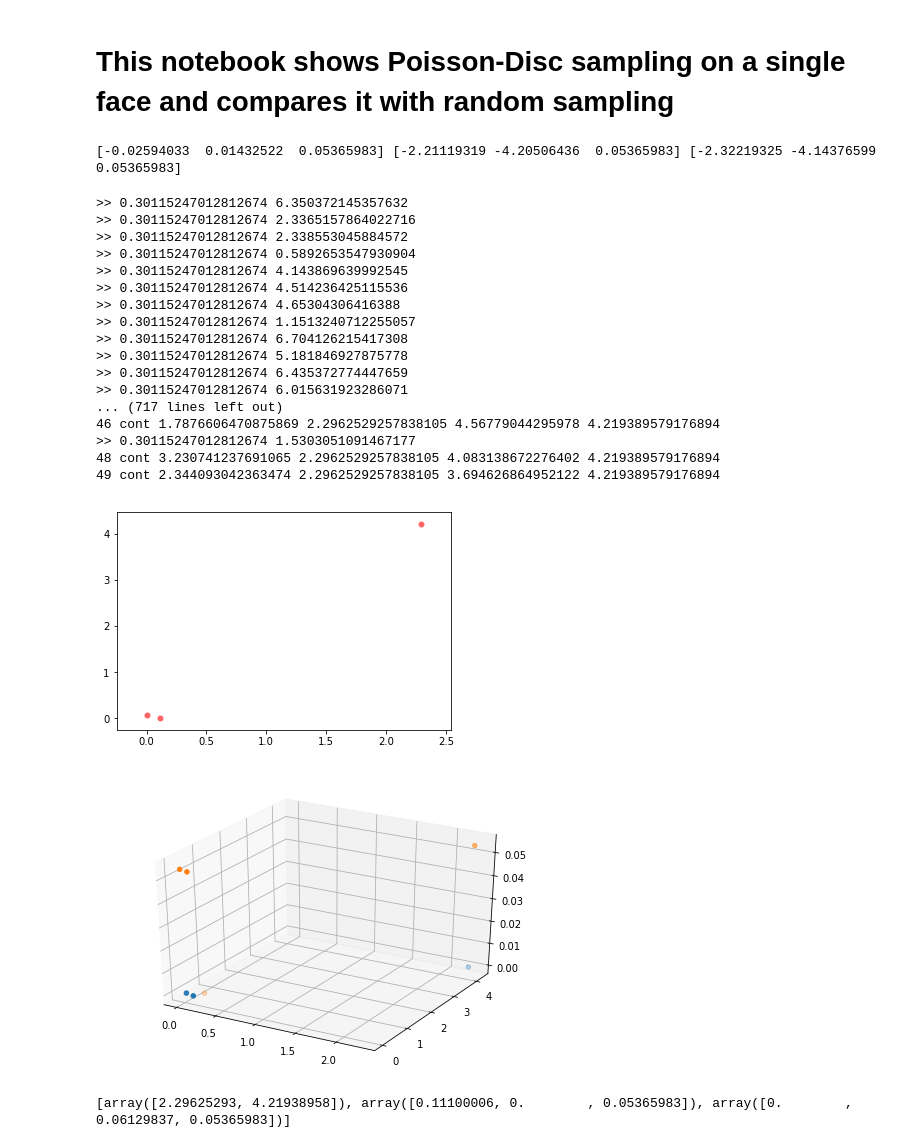
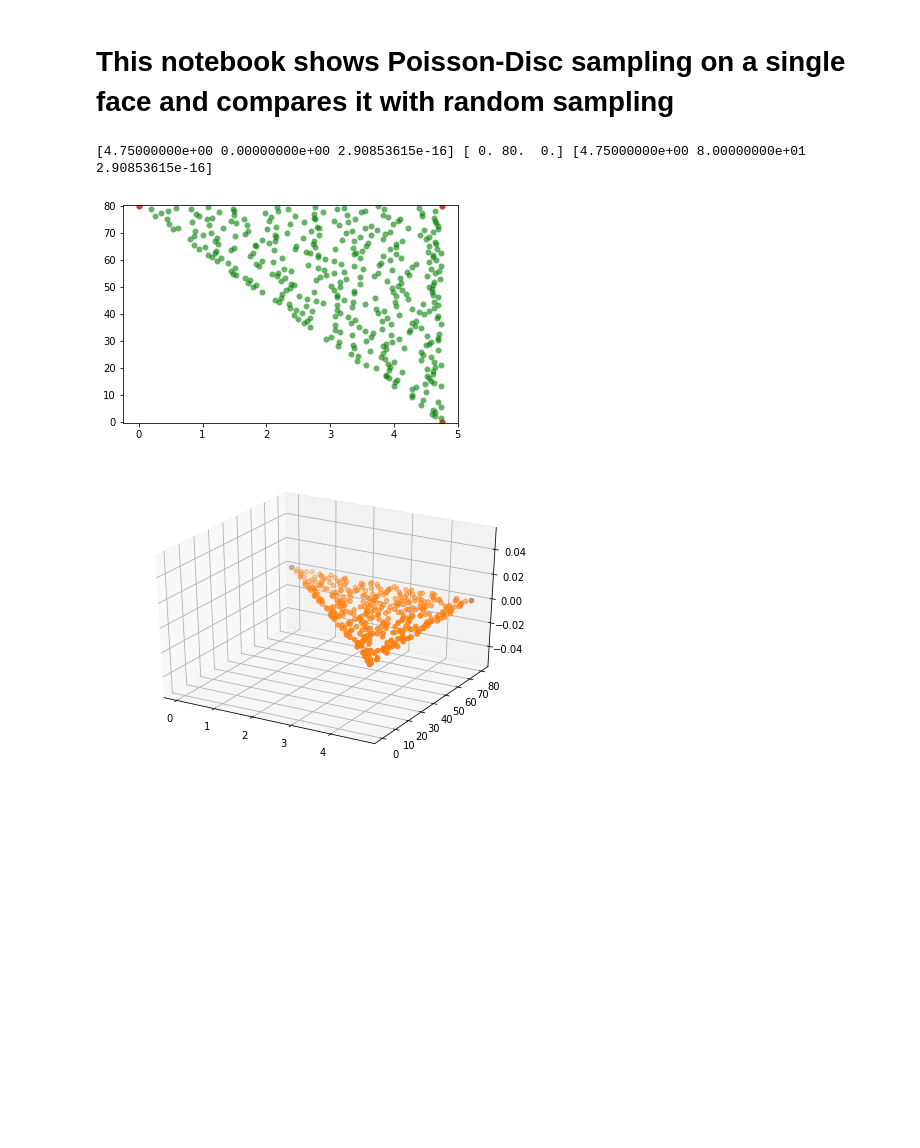
Before and after one commit to movvam/Poisson-Disc, a Jupyter notebook: Proof of Concept.ipynb, the cells around one changed output. Drawn from its saved outputs; the diff is of its cells as text; code cells hidden in the pictures; blank space fills up the shorter version.

Commit message:
feat: Add determmine_z to correct z values

```diff
--- a/Proof of Concept.ipynb
+++ b/Proof of Concept.ipynb
@@ -14,7 +14,7 @@ from mpl_toolkits.mplot3d import Axes3D
 
 %matplotlib notebook
 # %%
-def is_on_face(s,a,b,c, debug=True):
+def is_on_face(s,a,b,c, debug=False):
     # s is the new point
     # function assumes the face has been transformed to the xy-plane
     if len(s) == 2:
@@ -39,10 +39,7 @@ def is_on_face(s,a,b,c, debug=True):
         print(">>",A,(A1 + A2 + A3))
 
     return math.isclose(A, (A1 + A2 + A3), abs_tol=10**-1)
-#     if(A == A1 + A2 + A3):
-#         return True
-#     else:
-#         return False
+
 
 
 def find_width_height(v1,v2,v3):
@@ -88,9 +85,9 @@ v3_xyz = v3[:, :3]
 areas = triangle_area_multi(v1_xyz, v2_xyz, v3_xyz)
 probabilities = areas / np.sum(areas)
 
-v1 = v1_xyz[77] #Choosing an arbitrary face to test on
-v2 = v2_xyz[77]
-v3 = v3_xyz[77]
+v1 = v1_xyz[31] #Choosing an arbitrary face to test on
+v2 = v2_xyz[31]
+v3 = v3_xyz[31]
 
 originals = (v1,v2,v3)
 
@@ -121,15 +118,36 @@ if (np.linalg.norm(rot_axis) != 0):
 
 print(v1,v2,v3)
 # %% [output]
-[-0.02594033  0.01432522  0.05365983] [-2.21119319 -4.20506436  0.05365983] [-2.32219325 -4.14376599  0.05365983]
+[4.75000000e+00 0.00000000e+00 2.90853615e-16] [ 0. 80.  0.] [4.75000000e+00 8.00000000e+01 2.90853615e-16]
 # %%
+def determine_z(v1,v2,v3, pt):
+    # ---------------------------
+    # given x and y, determines z on the plane
+    # ---------------------------
+
+    x = pt[0]
+    y = pt[1]
+
+    AB = np.subtract(v2,v1)
+    AC = np.subtract(v3,v1)
+
+
+    (r,s,t) = (AB[1]*AC[2]-AB[2]*AC[1]) , (AB[2]*AC[0]-AB[0]*AC[2]) , (AB[0]*AC[1]-AB[1]*AC[0])
+
+    if t == 0:
+        raise ValueError("cannot determine z from x and y for this plane", r, s, t)
+
+    k = r*v1[0] + s*v1[1] + t*v1[2]
+
+    𝑧 =(1/t)*((r*v1[0])+(𝑠*v1[1])+(t*v1[2])-(r*x)-(s*y))
+    return z
 
 # Choose up to k points around each reference point as candidates for a new
 # sample point
 k = 50
 
 # Minimum distance between samples
-r = 0.5
+r = 0.6
 
 #shift vertices to make everything positive
 y_min = find_minmax(v1,v2,v3)[1]
@@ -221,11 +239,9 @@ def get_point(k, refpt):
     """
     i = 0
     while i < k:
-        rho, theta = np.random.uniform(r, 2*r), np.random.uniform(0, 2*np.pi)
+        rho, theta = np.random.uniform(r, 2*r), np.random.uniform(0, -2*np.pi)
         pt = refpt[0] + rho*np.cos(theta), refpt[1] + rho*np.sin(theta), 0
         if not (0 <= pt[0] < width and 0 <= pt[1] < height):
-            # This point falls outside the domain of the grid, so try again.
-            print(i,"cont", pt[0], width, pt[1], height)
             # This point falls outside the domain of the grid, so try again.
             i += 1
             continue
@@ -256,7 +272,7 @@ while l > 0:
         break;
 
 
-samples.append(v1)
+samples.append(v1[0:2])
 cells[get_cell_coords(v1)] = len(samples) - 1
 active.append(len(samples) - 1)
 
@@ -281,55 +297,39 @@ while active:
     # choose a random "reference" point from the active list.
     idx = np.random.choice(active)
     refpt = samples[idx]
     # Try to pick a new point relative to the reference point.
     pt = get_point(k, refpt)
     if pt:
         # Point pt is valid: add it to the samples list and mark it as active
+        pt = (pt[0],pt[1],determine_z(v1,v2,v3,pt))
         samples.append(pt)
         nsamples += 1
         active.append(len(samples)-1)
         cells[get_cell_coords(pt)] = len(samples) - 1
     else:
         # We had to give up looking for valid points near refpt, so remove it
         # from the list of "active" points.
         active.remove(idx)
 
+
+
 #2D plot
-#plt.scatter(*zip(*samples), color='g', alpha=0.6, lw=0)
+plt.scatter(*zip(*samples), color='g', alpha=0.6, lw=0)
 plt.scatter(*zip(*vertices), color='r', alpha=0.6, lw=0)
 plt.xlim(-0.25, width+0.25)
 plt.ylim(-0.25, height+0.25)
 plt.axis('on')
 plt.show()
 
 #3D plot
 fig = plt.figure()
 ax = Axes3D(fig)
 ax.scatter(*zip(*vertices))
 ax.scatter(*zip(*samples))
 plt.show()
-print(vertices)
 # %% [output]
->> 0.30115247012812674 6.350372145357632
->> 0.30115247012812674 2.3365157864022716
->> 0.30115247012812674 2.338553045884572
->> 0.30115247012812674 0.5892653547930904
->> 0.30115247012812674 4.143869639992545
->> 0.30115247012812674 4.514236425115536
->> 0.30115247012812674 4.65304306416388
->> 0.30115247012812674 1.1513240712255057
->> 0.30115247012812674 6.704126215417308
->> 0.30115247012812674 5.181846927875778
->> 0.30115247012812674 6.435372774447659
->> 0.30115247012812674 6.015631923286071
-... (717 lines left out)
-46 cont 1.7876606470875869 2.2962529257838105 4.56779044295978 4.219389579176894
->> 0.30115247012812674 1.5303051091467177
-48 cont 3.230741237691065 2.2962529257838105 4.083138672276402 4.219389579176894
-49 cont 2.344093042363474 2.2962529257838105 3.694626864952122 4.219389579176894
-[figure, old version]
+[figure, new version]
-[figure, old version]
+[figure, new version]
-[array([2.29625293, 4.21938958]), array([0.11100006, 0.        , 0.05365983]), array([0.        , 0.06129837, 0.05365983])]
 # %%
 #random for comparison
 
```
Also changed, not shown: parts of 4 cells of this notebook.
